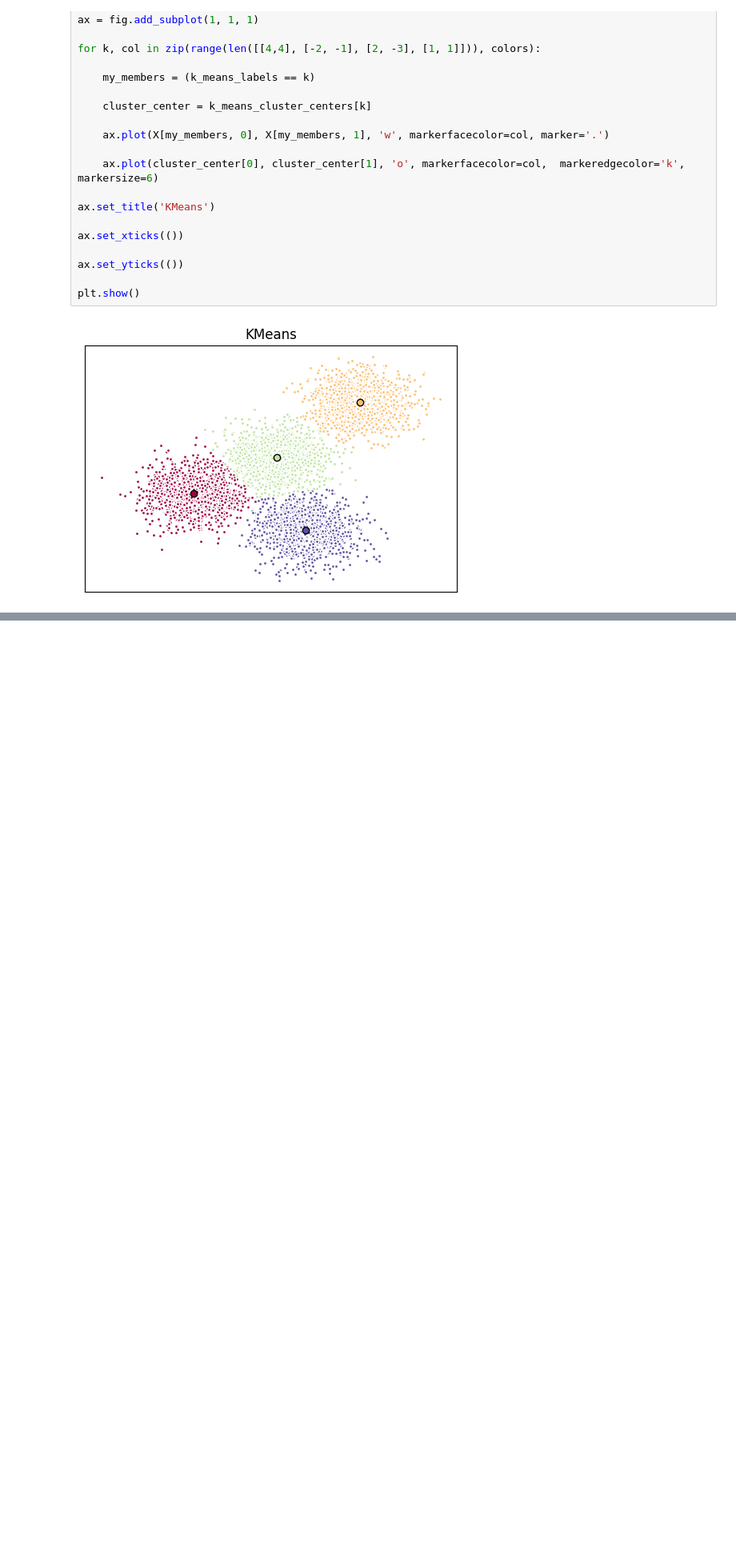
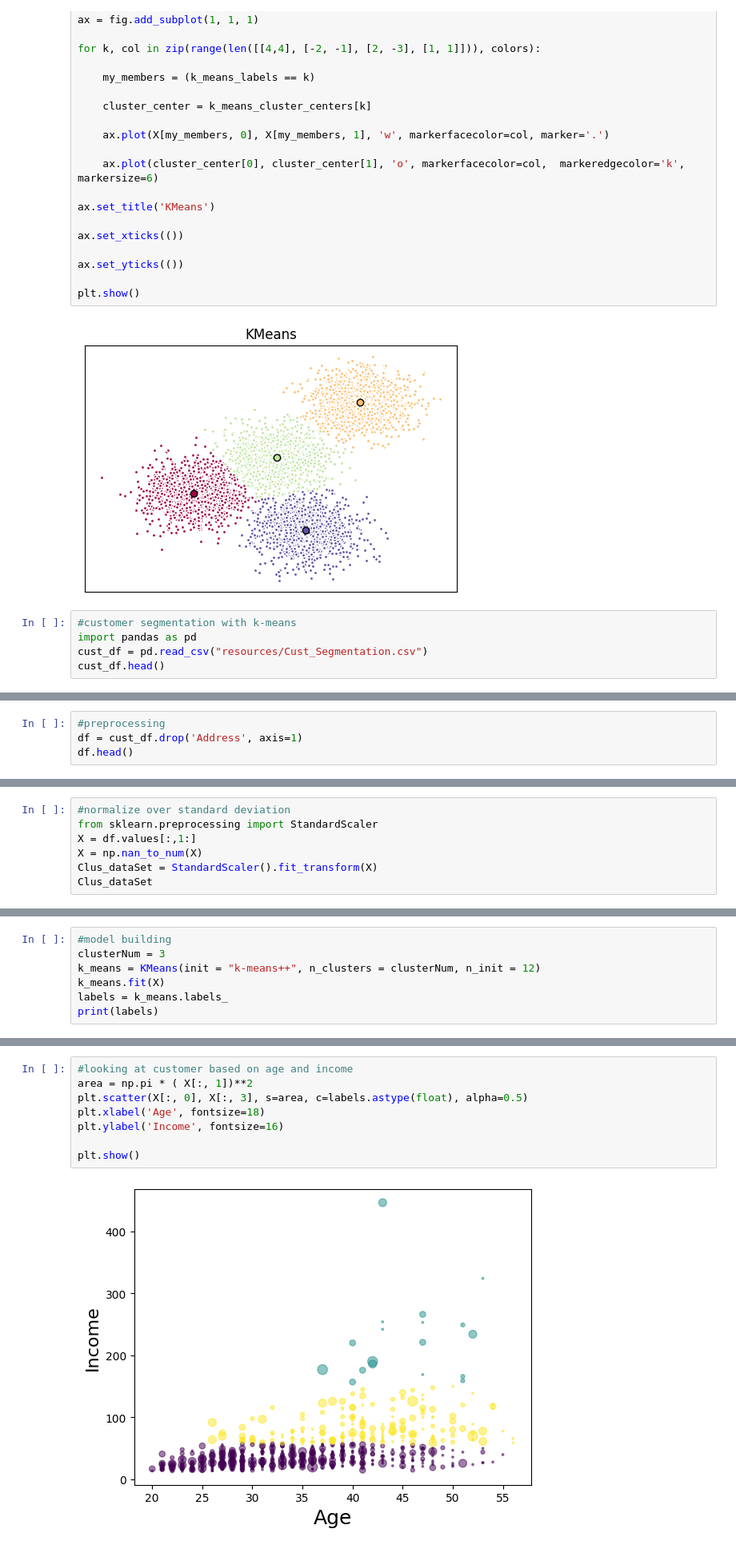
Before and after one commit to devadethanr/machine_learning-coursera, a Jupyter notebook: Clustering/k-means/k-means.ipynb, the cells around one changed output, grey strips where cells are left out. Shown at 80% size. Drawn from its saved outputs; the diff is of its cells as text; blank space fills up the shorter version.

Commit message:
kmeans on customer segmentation

```diff
--- a/Clustering/k-means/k-means.ipynb
+++ b/Clustering/k-means/k-means.ipynb
@@ -77,3 +77,8 @@ ax.set_yticks(())
 plt.show()
 # %% [output]
 [figure]
+# %%
+#customer segmentation with k-means
+import pandas as pd
+cust_df = pd.read_csv("resources/Cust_Segmentation.csv")
+cust_df.head()
@@ -79,0 +92,4 @@ plt.show()
+# %%
+#preprocessing
+df = cust_df.drop('Address', axis=1)
+df.head()
@@ -79,0 +103,7 @@ plt.show()
+# %%
+#normalize over standard deviation
+from sklearn.preprocessing import StandardScaler
+X = df.values[:,1:]
+X = np.nan_to_num(X)
+Clus_dataSet = StandardScaler().fit_transform(X)
+Clus_dataSet
@@ -79,0 +124,7 @@ plt.show()
+# %%
+#model building
+clusterNum = 3
+k_means = KMeans(init = "k-means++", n_clusters = clusterNum, n_init = 12)
+k_means.fit(X)
+labels = k_means.labels_
+print(labels)
@@ -79,0 +169,10 @@ plt.show()
+# %%
+#looking at customer based on age and income
+area = np.pi * ( X[:, 1])**2
+plt.scatter(X[:, 0], X[:, 3], s=area, c=labels.astype(float), alpha=0.5)
+plt.xlabel('Age', fontsize=18)
+plt.ylabel('Income', fontsize=16)
+
+plt.show()
+# %% [output]
+[figure, added]
```
Also changed, not shown: parts of 7 cells of this notebook, 2 other files.
